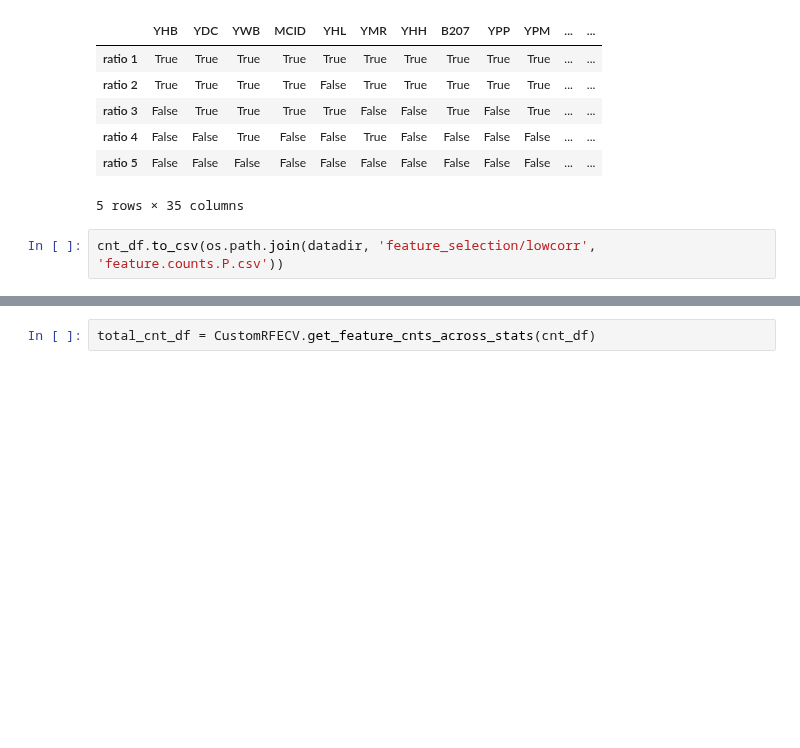
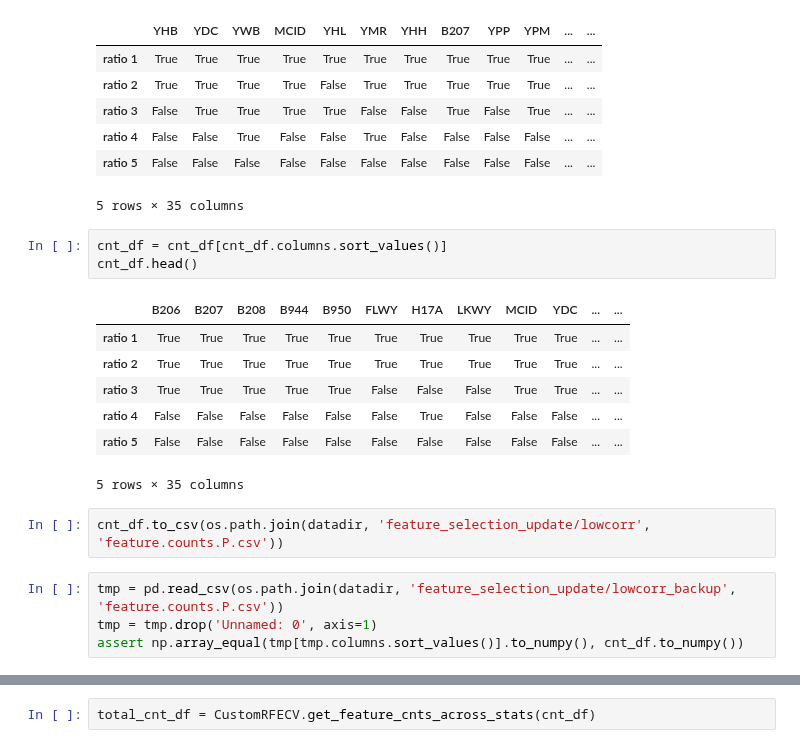
Before and after one commit to armstrong06/featmag, a Jupyter notebook: notebooks_feature_selection/selectPLowCorrFeatures.ipynb, the cells around one changed output, grey strips where cells are left out. Drawn from its saved outputs; the diff is of its cells as text; blank space fills up the shorter version.

```diff
--- a/notebooks_feature_selection/selectPLowCorrFeatures.ipynb
+++ b/notebooks_feature_selection/selectPLowCorrFeatures.ipynb
@@ -99,8 +99,23 @@ cnt_df.head()
 | ratio 4 | False | False | True | False | False | True | False | False | False | False | ... | ... |
 | ratio 5 | False | False | False | False | False | False | False | False | False | False | ... | ... |
 5 rows × 35 columns
+# %%
+cnt_df = cnt_df[cnt_df.columns.sort_values()]
+cnt_df.head()
+# %% [output]
+|  | B206 | B207 | B208 | B944 | B950 | FLWY | H17A | LKWY | MCID | YDC | ... | ... |
+| ratio 1 | True | True | True | True | True | True | True | True | True | True | ... | ... |
+| ratio 2 | True | True | True | True | True | True | True | True | True | True | ... | ... |
+| ratio 3 | True | True | True | True | True | False | False | False | True | True | ... | ... |
+| ratio 4 | False | False | False | False | False | False | True | False | False | False | ... | ... |
+| ratio 5 | False | False | False | False | False | False | False | False | False | False | ... | ... |
+5 rows × 35 columns
 # %%
-cnt_df.to_csv(os.path.join(datadir, 'feature_selection/lowcorr', 'feature.counts.P.csv'))
+cnt_df.to_csv(os.path.join(datadir, 'feature_selection_update/lowcorr', 'feature.counts.P.csv'))
+# %%
+tmp = pd.read_csv(os.path.join(datadir, 'feature_selection_update/lowcorr_backup', 'feature.counts.P.csv'))
+tmp = tmp.drop('Unnamed: 0', axis=1)
+assert np.array_equal(tmp[tmp.columns.sort_values()].to_numpy(), cnt_df.to_numpy())
 # %%
 plotting.plot_rfecv_feature_heatmap(cnt_df,
                                     plot_colorbar=False,
```
Also changed, not shown: parts of 1 cell of this notebook, 1 other file.
